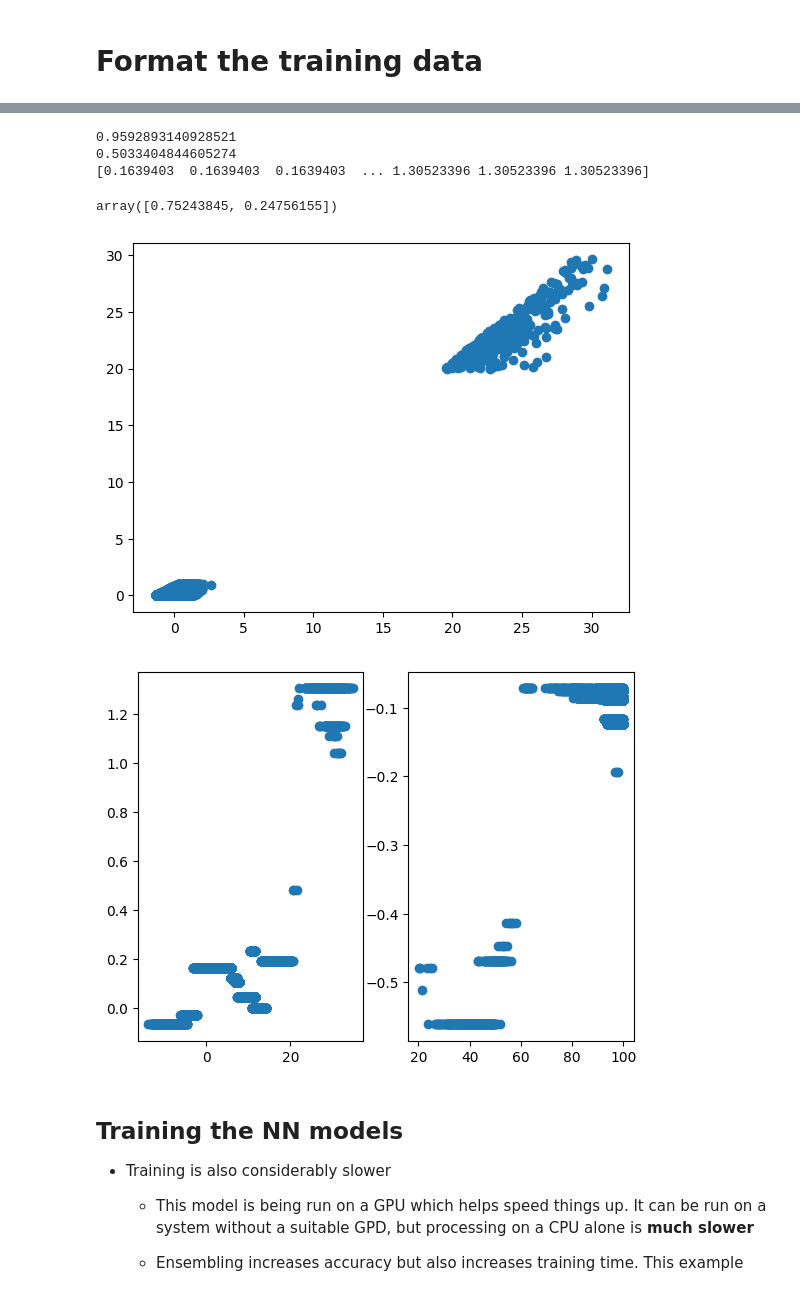
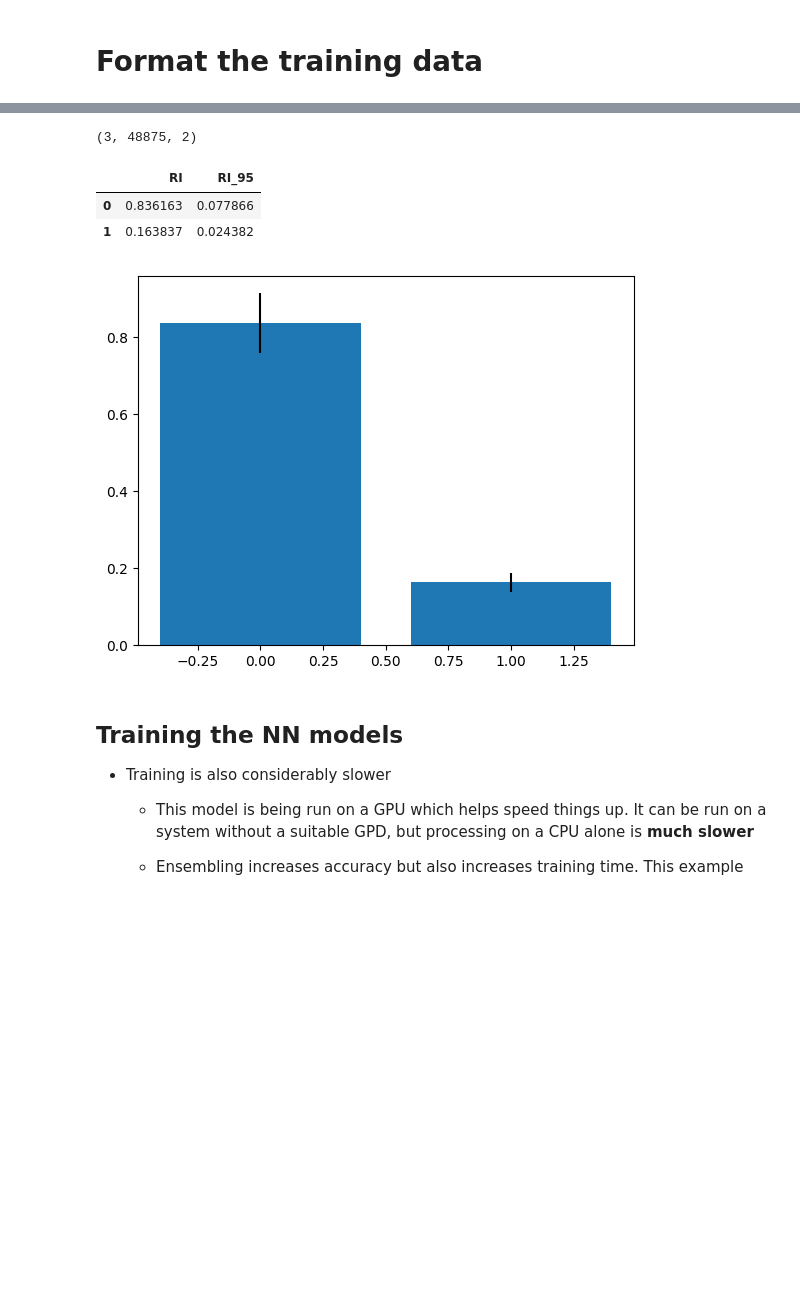
Before and after one commit to June-Skeeter/NN_Applications, a Jupyter notebook: NN_for_EC.ipynb, the cells around one changed output, grey strips where cells are left out. Saved outputs shown, nothing was run; the diff lists cells and outputs as text; code cells hidden in the pictures; blank space fills up the shorter version.

```diff
--- a/NN_for_EC.ipynb
+++ b/NN_for_EC.ipynb
@@ -79,7 +79,7 @@ import importlib
 importlib.reload(NNetFuncs)
 
 
-Set = 'Masked'
+Set = 'Full'
 
 NNetFuncs.make_SHL_model(input_shape=Examples[Set]['X_train'].shape[1:])
 
@@ -113,35 +113,46 @@ Complted Training in: 166.64146089553833 seconds
 # %%
 from sklearn import metrics
+importlib.reload(NNetFuncs)
 
-Set = 'Masked'
+RI,out_dx = NNetFuncs.predict_Model(Examples[Set]['X_val'],
+                                    Examples[Set]['Y_val'])
 
-out,dout_dx = NNetFuncs.predict_Model(Examples[Set]['X_val'])
-y = out[0].numpy()
+
+
+# y = []
+# dy_dx = []
+# for i in range(len(out)):
+#     y.append(out[i].numpy())
+#     dy_dx.append(dout_dx[i].numpy())
+
+# y = np.array(y)
+# dy_dx = np.array(dy_dx)
+
+# print(dy_dx.shape)
+
+# RI = ((dy_dx)**2).sum(axis=1).mean(axis=0)
+# RI_S = ((dy_dx)**2).sum(axis=1).std(axis=0)
+# RI_S = RI_S/RI.sum()
+# RI = RI/RI.sum()
+
+# print(RI,RI_S)
 
 fig,ax=plt.subplots()
-ax.scatter(y,Examples[Set]['Y_val'])
+ax.bar(RI.index,RI['RI'],yerr=RI['RI_95'])
+# ax.grid()
+# ax.set_ylabel('Relative Influence')
 
-print(metrics.r2_score(y,Examples[Set]['Y_val']))
-print(metrics.mean_squared_error(y,Examples[Set]['Y_val'])**.5)
-
-dy_dx = dout_dx[0].numpy()
-
-RI = ((dy_dx)**2).sum(axis=0)
-RI = RI/RI.sum()
-
-print(dy_dx[:,0])
-fig,ax=plt.subplots(1,2)
-ax[0].scatter(Examples[Set]['X_val'][:,0],dy_dx[:,0])
-ax[1].scatter(Examples[Set]['X_val'][:,1],dy_dx[:,1])
+# fig,ax=plt.subplots(1,2)
+# ax[0].scatter(Examples[Set]['X_val'][:,0],dy_dx.mean(axis=0)[:,0])
+# ax[1].scatter(Examples[Set]['X_val'][:,1],dy_dx.mean(axis=0)[:,1])
 
 RI
 # %% [output]
-0.9592893140928521
-0.5033404844605274
-[0.1639403  0.1639403  0.1639403  ... 1.30523396 1.30523396 1.30523396]
+(3, 48875, 2)
-array([0.75243845, 0.24756155])
+|  | RI | RI_95 |
+| 0 | 0.836163 | 0.077866 |
+| 1 | 0.163837 | 0.024382 |
-[figure, old version]
+[figure, new version]
-[figure, removed]
 # %%
 import tensorflow as tf
 from tensorflow import keras
```
Also changed, not shown: parts of 2 cells of this notebook, 4 other files.
